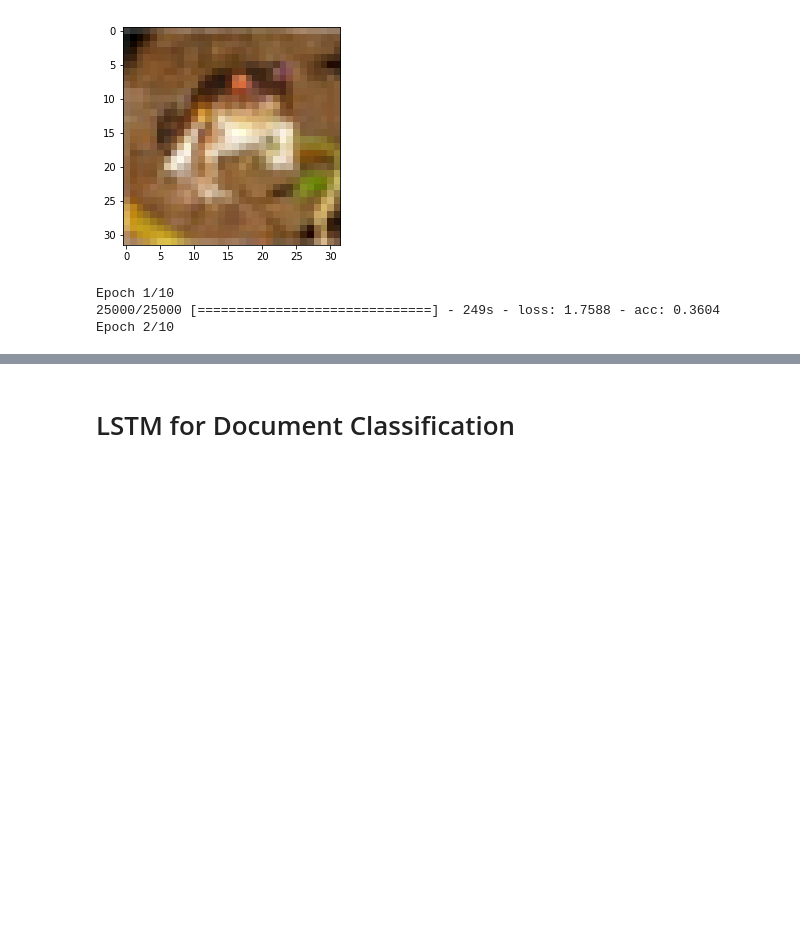
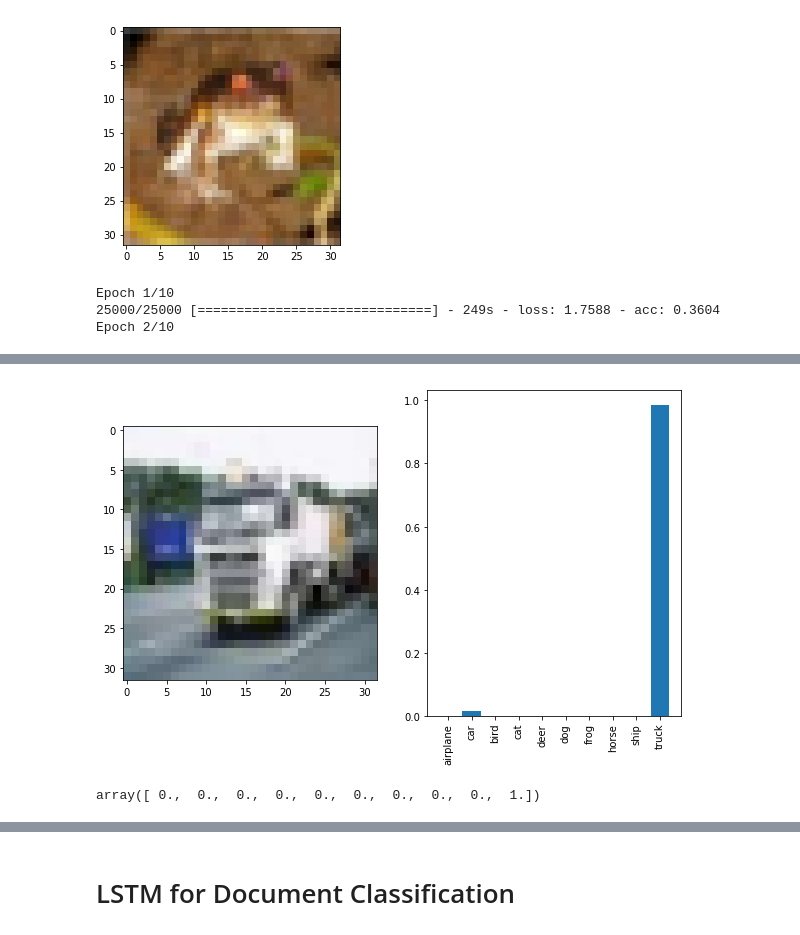
Before and after one commit to DanielSnipes/learning_DL_through_examples, a Jupyter notebook: presentation/code_first_math_later_presentation.ipynb, the cells around one changed output, grey strips where cells are left out. Cells and saved outputs as stored; diff of their text form; code cells hidden in the pictures; blank space fills up the shorter version.

```diff
--- a/presentation/code_first_math_later_presentation.ipynb
+++ b/presentation/code_first_math_later_presentation.ipynb
@@ -270,12 +299,12 @@ model.add(Dense(y_train.shape[1]))
 model.add(Activation('softmax'))
 model.compile(loss="categorical_crossentropy", optimizer="rmsprop", metrics=['accuracy'])
 # %%
-model.fit(X_train[:25000], y_train[:25000], epochs=10)
-model.save('scratch_cnn.h5')
+# Train!
+model.fit(X_train, y_train, epochs=10)
 # %% [output]
 Epoch 1/10
 25000/25000 [==============================] - 249s - loss: 1.7588 - acc: 0.3604
 Epoch 2/10
 # %%
 from keras.models import load_model
-model = load_model('data/scratch_cnn.h5')
+model = load_model('../data/cifar_cnn.h5')
@@ -295,5 +328,5 @@ def visualize_predictions(model, img):
     plt.imshow(img)
     plt.subplot(122)
     plt.bar(classes, probabilities, align="center")
-    plt.xticks(classes, class_names)
+    plt.xticks(classes, class_names, rotation="vertical")
     plt.show()
@@ -303,0 +338,12 @@ visualize_predictions(model=model, img=first_img)
+# %%
+# Pick another random image
+img = X_train[1000]
+# Better results!
+visualize_predictions(model=model, img=img)
+# %% [output]
+[figure, added]
+# %%
+# Sanity checking - we got it right!
+y_train[1000]
+# %% [output]
+array([ 0.,  0.,  0.,  0.,  0.,  0.,  0.,  0.,  0.,  1.])
```
Also changed, not shown: parts of 46 cells of this notebook.
